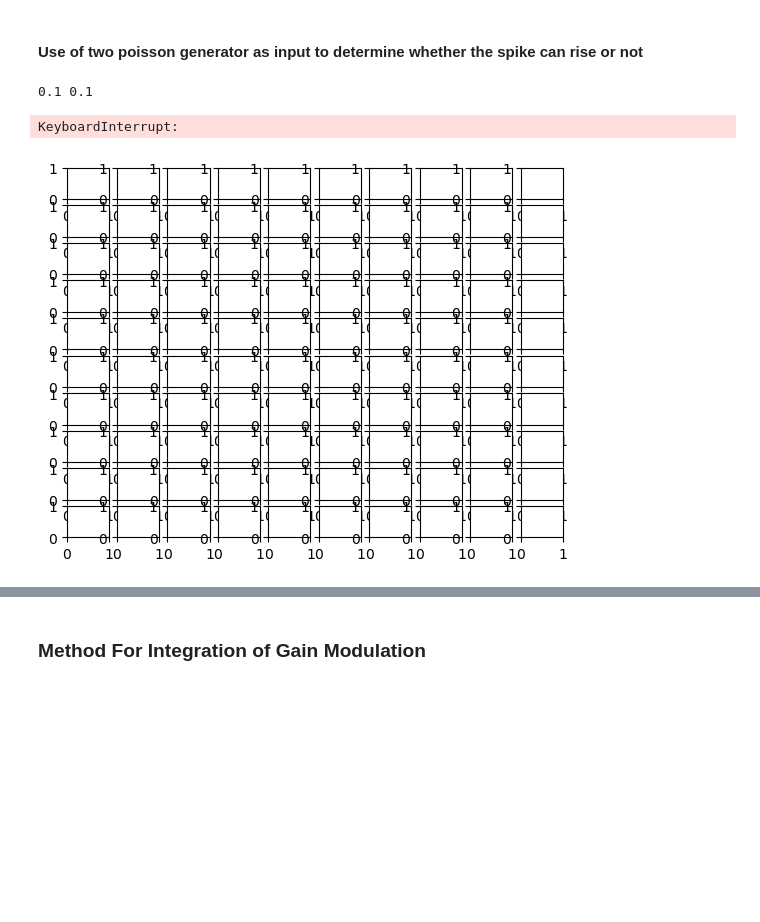
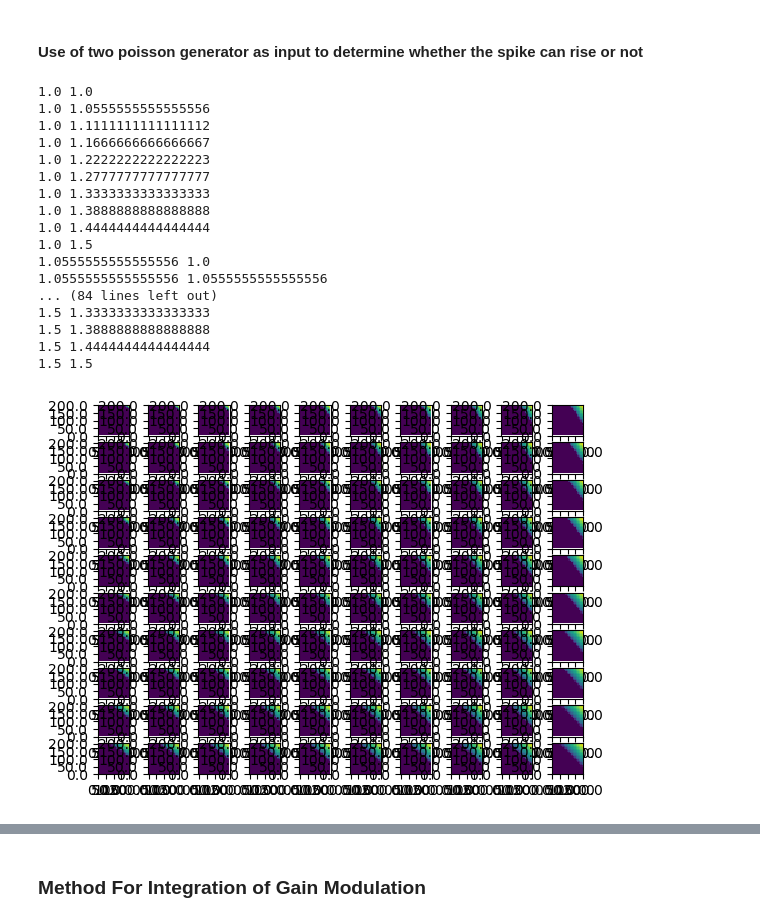
Before and after one commit to aung9htet/counting_snn, a Jupyter notebook: subitization_notebook.ipynb, the cells around one changed output, grey strips where cells are left out. Saved outputs shown, nothing was run; the diff lists cells and outputs as text; code cells hidden in the pictures; blank space fills up the shorter version.

```diff
--- a/subitization_notebook.ipynb
+++ b/subitization_notebook.ipynb
@@ -477,7 +477,7 @@ def test_tau_generator(tau_m, rate):
     return len(spike_recorder.get("events")["times"])/10, multimeter.get()
 # %%
 plt.figure()
-tau_range = np.linspace(1, 1.4, 11)
+tau_range = np.linspace(1, 2, 11)
 rate_range = range(0, 200, 10)
 record_fr = np.empty(0)
 for tau in tau_range:
@@ -567,32 +567,47 @@ def test_gain_mod(rate1, rate2, weight1, weight2):
     nest.Simulate(10000)
 
     # print(spike_recorder.get("events")["times"])
-    return len(spike_recorder.get("events")["times"]), multimeter.get()
+    return len(spike_recorder.get("events")["times"])/10, multimeter.get()
 # %%
 fig, axs = plt.subplots(10,10)
 max_range = 200
 min_range = 0
 no_of_test = 21
-w1_list = np.linspace(0.1, 1, 10)
-w2_list = np.linspace(0.1, 1, 10)
+w1_list = np.linspace(1, 1.5, 10)
+w2_list = np.linspace(1, 1.5, 10)
 for w1 in range(10):
     for w2 in range(10):
         print(w1_list[w1],w2_list[w2])
         rate1_range = np.linspace(max_range,min_range, no_of_test)
         rate2_range = np.linspace(min_range,max_range, no_of_test)
         record_fr = np.empty((len(rate1_range), len(rate2_range)))
         for r1_i in range(len(rate1_range)):
             for r2_i in range(len(rate2_range)):
                 fr, _ = test_gain_mod(rate1_range[r1_i], rate2_range[r2_i], w1_list[w1], w2_list[w2])
                 record_fr[r1_i][r2_i] = fr
         img = axs[w1, w2].imshow(record_fr)
         axs[w1, w2].set_xticks(np.linspace(0, no_of_test,5))
         axs[w1, w2].set_yticks(np.linspace(0, no_of_test,5))
         axs[w1, w2].set_xticklabels(np.linspace(min_range, max_range, 5))
         axs[w1, w2].set_yticklabels(labels = np.linspace(max_range, min_range, 5))
 plt.show()
 # %% [output]
-0.1 0.1
+1.0 1.0
+1.0 1.0555555555555556
+1.0 1.1111111111111112
+1.0 1.1666666666666667
+1.0 1.2222222222222223
+1.0 1.2777777777777777
+1.0 1.3333333333333333
+1.0 1.3888888888888888
+1.0 1.4444444444444444
+1.0 1.5
+1.0555555555555556 1.0
+1.0555555555555556 1.0555555555555556
+... (84 lines left out)
+1.5 1.3333333333333333
+1.5 1.3888888888888888
+1.5 1.4444444444444444
+1.5 1.5
-KeyboardInterrupt:
-[figure, old version]
+[figure, new version]
 # %%
```
Also changed, not shown: parts of 2 cells of this notebook.
